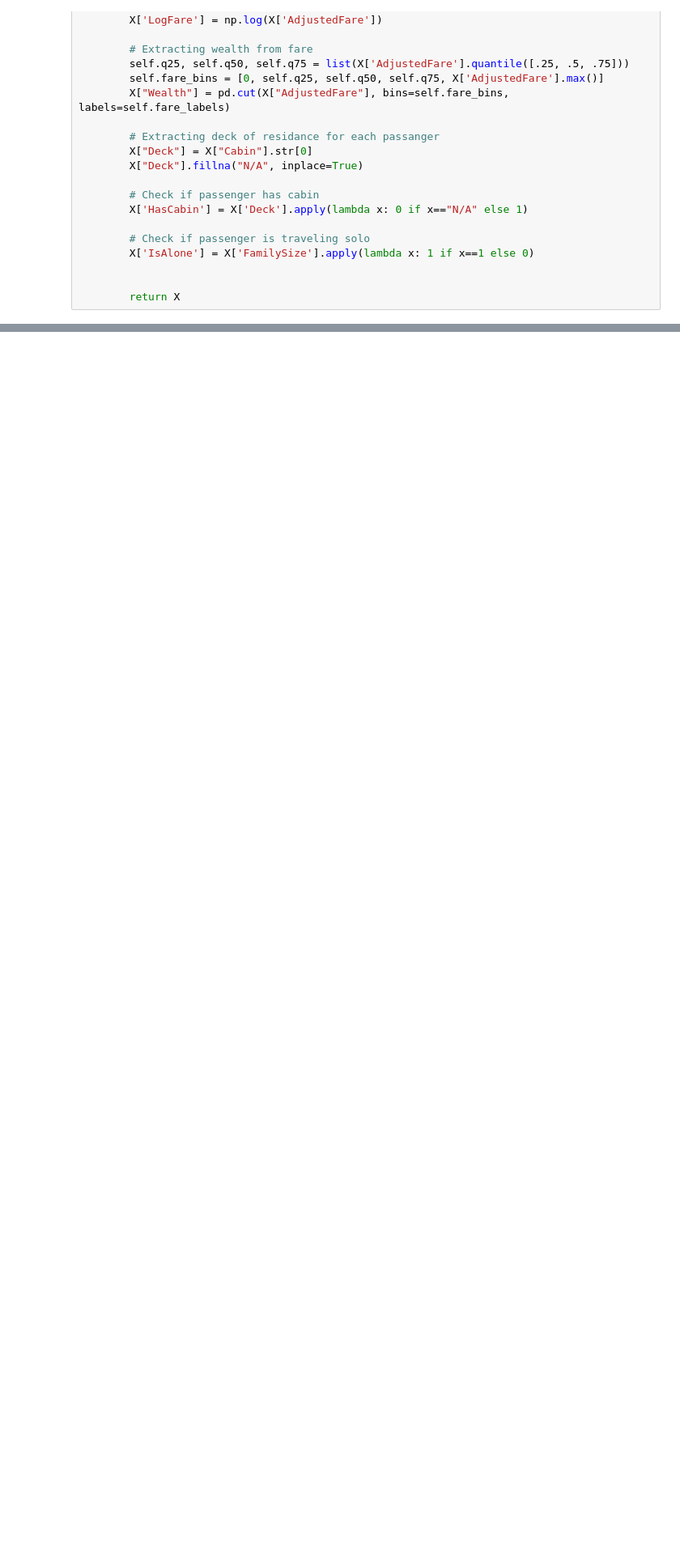
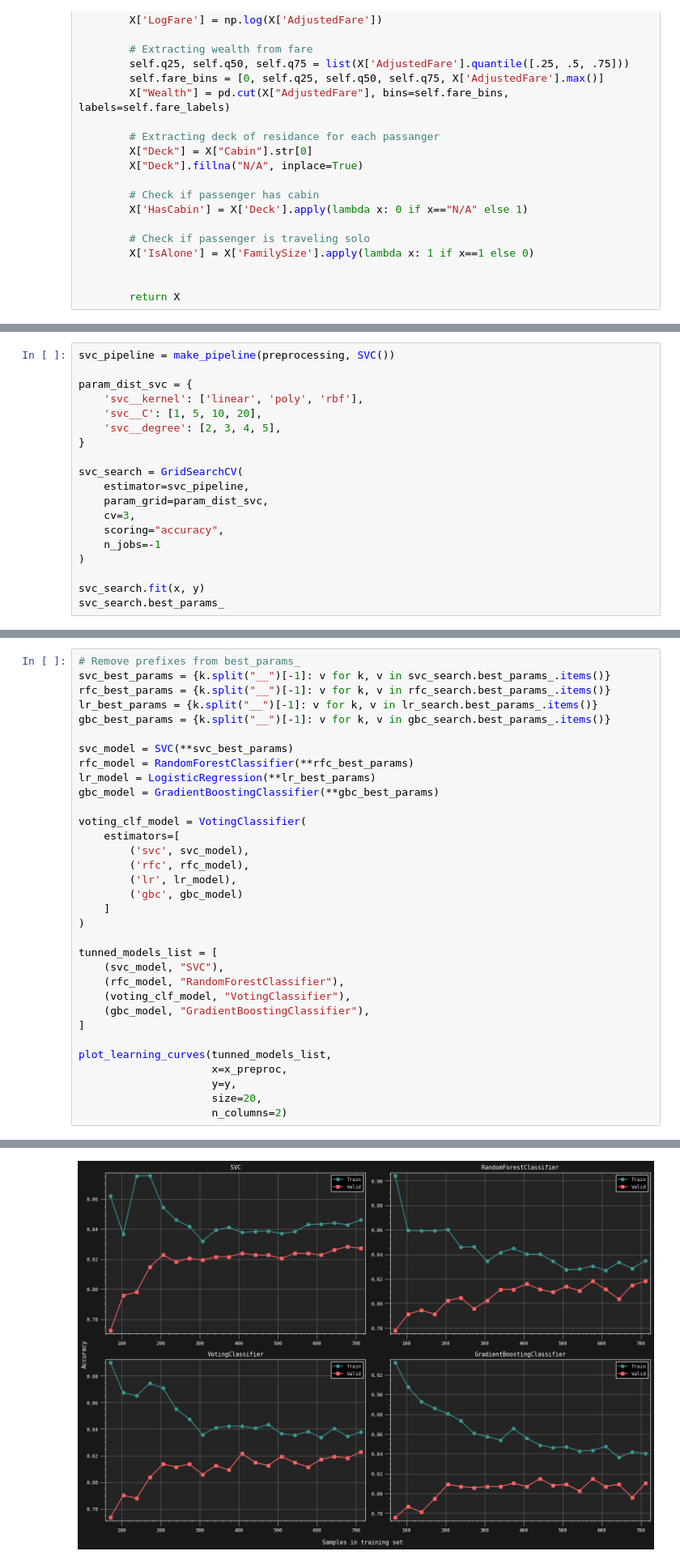
Before and after one commit to Homanloo/Titanic-Survival, a Jupyter notebook: Final.ipynb, the cells around one changed output, grey strips where cells are left out. Shown: that part at 81% size. Saved outputs shown, nothing was run; the diff lists cells and outputs as text; blank space fills up the shorter version.

```diff
--- a/Final.ipynb
+++ b/Final.ipynb
@@ -126,0 +270,19 @@ x_preproc = preprocessing.fit_transform(x)
+# %%
+svc_pipeline = make_pipeline(preprocessing, SVC())
+
+param_dist_svc = {
+    'svc__kernel': ['linear', 'poly', 'rbf'],
+    'svc__C': [1, 5, 10, 20],
+    'svc__degree': [2, 3, 4, 5],
+}
+
+svc_search = GridSearchCV(
+    estimator=svc_pipeline,
+    param_grid=param_dist_svc,
+    cv=3,
+    scoring="accuracy",
+    n_jobs=-1
+)
+
+svc_search.fit(x, y)
+svc_search.best_params_
@@ -126,0 +291,34 @@ x_preproc = preprocessing.fit_transform(x)
+# %%
+# Remove prefixes from best_params_
+svc_best_params = {k.split("__")[-1]: v for k, v in svc_search.best_params_.items()}
+rfc_best_params = {k.split("__")[-1]: v for k, v in rfc_search.best_params_.items()}
+lr_best_params = {k.split("__")[-1]: v for k, v in lr_search.best_params_.items()}
+gbc_best_params = {k.split("__")[-1]: v for k, v in gbc_search.best_params_.items()}
+
+svc_model = SVC(**svc_best_params)
+rfc_model = RandomForestClassifier(**rfc_best_params)
+lr_model = LogisticRegression(**lr_best_params)
+gbc_model = GradientBoostingClassifier(**gbc_best_params)
+
+voting_clf_model = VotingClassifier(
+    estimators=[
+        ('svc', svc_model),
+        ('rfc', rfc_model),
+        ('lr', lr_model),
+        ('gbc', gbc_model)
+    ]
+)
+
+tunned_models_list = [
+    (svc_model, "SVC"),
+    (rfc_model, "RandomForestClassifier"),
+    (voting_clf_model, "VotingClassifier"),
+    (gbc_model, "GradientBoostingClassifier"),
+]
+
+plot_learning_curves(tunned_models_list,
+                     x=x_preproc,
+                     y=y,
+                     size=20,
+                     n_columns=2)
+# %% [output]
@@ -126,0 +329 @@ x_preproc = preprocessing.fit_transform(x)
+[figure, added]
```
Also changed, not shown: parts of 14 cells of this notebook, 4 other files.
